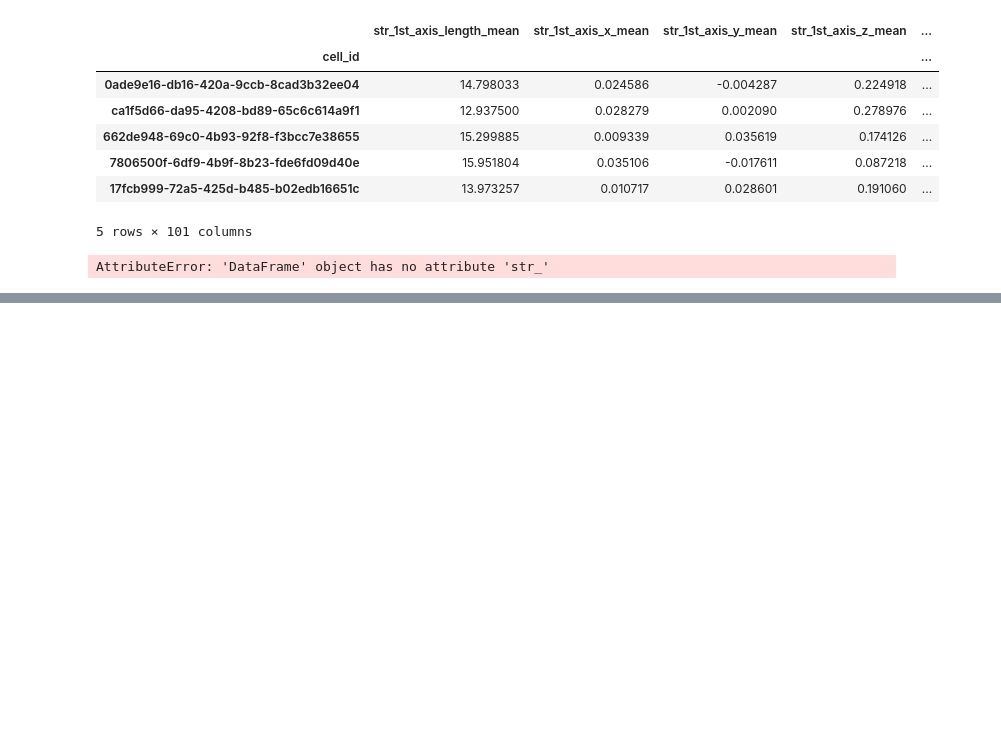
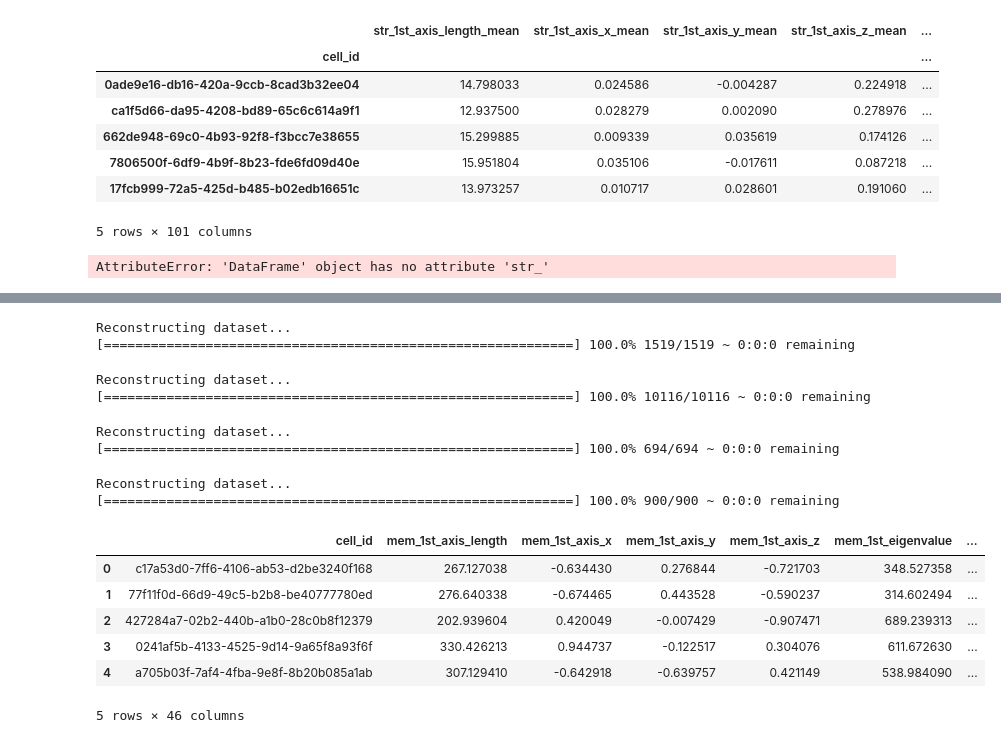
Before and after one commit to AllenInstitute/qcb-analysis, a Jupyter notebook: data-scripts/misc/inspect_ds.ipynb, the cells around one changed output, grey strips where cells are left out. Drawn from its saved outputs; the diff is of its cells as text; code cells hidden in the pictures; blank space fills up the shorter version.

```diff
--- a/data-scripts/misc/inspect_ds.ipynb
+++ b/data-scripts/misc/inspect_ds.ipynb
@@ -177,0 +180,33 @@ AttributeError: 'DataFrame' object has no attribute 'str_'
+# %%
+import datasetdatabase as dsdb
+prod = dsdb.DatasetDatabase(config='/allen/aics/assay-dev/Analysis/QCB_database/prod_config.json')
+# %%
+df_mem = prod.get_dataset(name="QCB_DRUG_MEM_feature")
+# %% [output]
+Reconstructing dataset...
+[============================================================] 100.0% 1519/1519 ~ 0:0:0 remaining
+# %%
+df_dna = prod.get_dataset(name="QCB_DNA_feature")
+# %% [output]
+Reconstructing dataset...
+[============================================================] 100.0% 10116/10116 ~ 0:0:0 remaining
+# %%
+df_st6 = prod.get_dataset(name="QCB_ST6GAL_feature")
+# %% [output]
+Reconstructing dataset...
+[============================================================] 100.0% 694/694 ~ 0:0:0 remaining
+# %%
+df_tom = prod.get_dataset(name="QCB_TOM20_feature")
+# %% [output]
+Reconstructing dataset...
+[============================================================] 100.0% 900/900 ~ 0:0:0 remaining
+# %%
+df_mem.ds.head()
+# %% [output]
+|  | cell_id | mem_1st_axis_length | mem_1st_axis_x | mem_1st_axis_y | mem_1st_axis_z | mem_1st_eigenvalue | ... |
+| 0 | c17a53d0-7ff6-4106-ab53-d2be3240f168 | 267.127038 | -0.634430 | 0.276844 | -0.721703 | 348.527358 | ... |
+| 1 | 77f11f0d-66d9-49c5-b2b8-be40777780ed | 276.640338 | -0.674465 | 0.443528 | -0.590237 | 314.602494 | ... |
+| 2 | 427284a7-02b2-440b-a1b0-28c0b8f12379 | 202.939604 | 0.420049 | -0.007429 | -0.907471 | 689.239313 | ... |
+| 3 | 0241af5b-4133-4525-9d14-9a65f8a93f6f | 330.426213 | 0.944737 | -0.122517 | 0.304076 | 611.672630 | ... |
+| 4 | a705b03f-7af4-4fba-9e8f-8b20b085a1ab | 307.129410 | -0.642918 | -0.639757 | 0.421149 | 538.984090 | ... |
+5 rows × 46 columns
```
Also changed, not shown: parts of 7 cells of this notebook, 4 other files.
